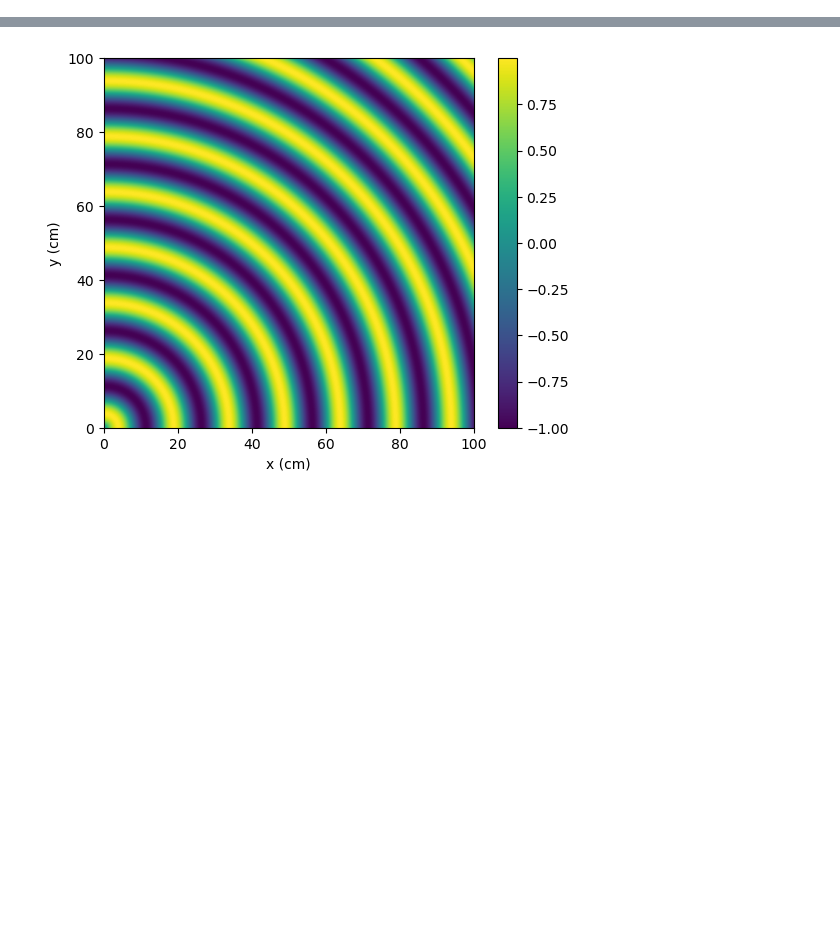
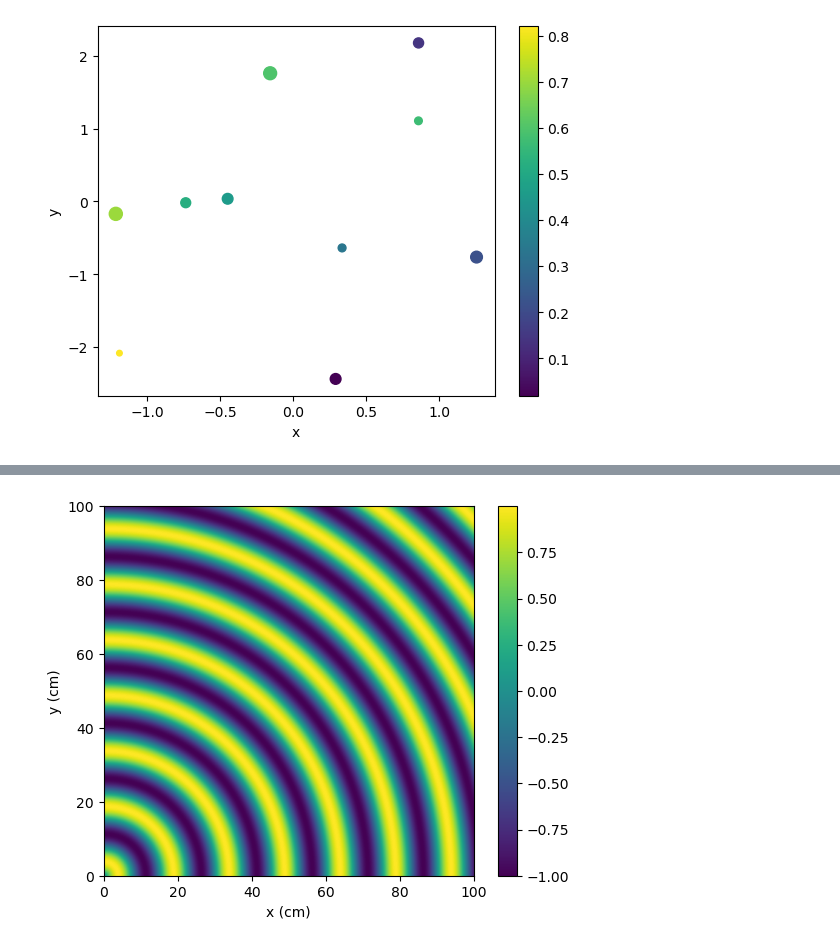
Before and after one commit to Soonseok/computational_physics_latest, a Jupyter notebook: 1_imshow.ipynb, the cells around one changed output, grey strips where cells are left out. Saved outputs shown, nothing was run; the diff lists cells and outputs as text; code cells hidden in the pictures; blank space fills up the shorter version.

```diff
--- a/1_imshow.ipynb
+++ b/1_imshow.ipynb
@@ -3,0 +20,14 @@ import matplotlib.pyplot as plt
+# %%
+x = np.random.normal(0, 1, 10)  # 평균 0, 표준편차 1인 정규분포에서 10개 랜덤으로 뽑기
+y = np.random.normal(0, 1, 10)
+
+size = np.random.uniform(10, 100, 10)  # 10과 100 사이의 10개를 크기로 뽑는다.
+colors = np.random.uniform(0, 1, 10)  # 0에서 1 사이의 값을 색으로 표시
+
+plt.scatter(x, y, s=size, c=colors)
+plt.xlabel("x")
+plt.ylabel("y")
+plt.colorbar()
+plt.show()
+# %% [output]
+[figure, added]
```
Also changed, not shown: parts of 4 cells of this notebook, 1 other file.
